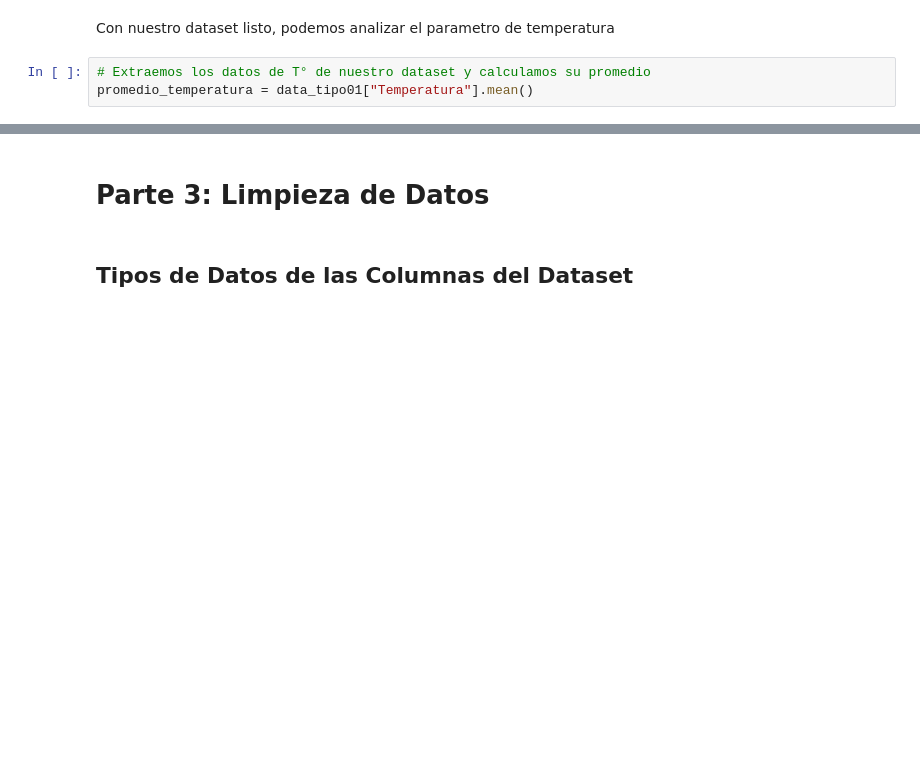
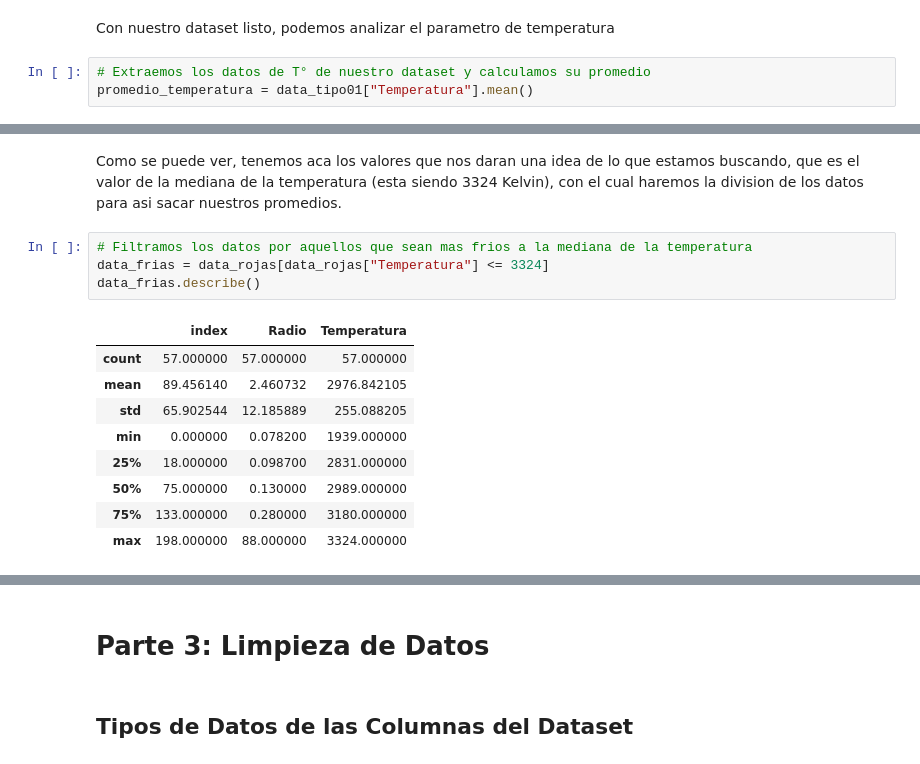
Before and after one commit to patrickvldesarrollo/estrellas_notebook, a Jupyter notebook: Prediccion de Tipo Estrellas.ipynb, the cells around one changed output, grey strips where cells are left out. Drawn from its saved outputs; the diff is of its cells as text; blank space fills up the shorter version.

```diff
--- a/Prediccion de Tipo Estrellas.ipynb
+++ b/Prediccion de Tipo Estrellas.ipynb
@@ -209,0 +239,16 @@ Como podemos ver, dentro de la Clase M de estrellas, las estrellas de Tipo 0 y 1
+# %% [markdown]
+Como se puede ver, tenemos aca los valores que nos daran una idea de lo que estamos buscando, que es el valor de la mediana de la temperatura (esta siendo 3324 Kelvin), con el cual haremos la division de los datos para asi sacar nuestros promedios.
+# %%
+# Filtramos los datos por aquellos que sean mas frios a la mediana de la temperatura
+data_frias = data_rojas[data_rojas["Temperatura"] <= 3324]
+data_frias.describe()
+# %% [output]
+|  | index | Radio | Temperatura |
+| count | 57.000000 | 57.000000 | 57.000000 |
+| mean | 89.456140 | 2.460732 | 2976.842105 |
+| std | 65.902544 | 12.185889 | 255.088205 |
+| min | 0.000000 | 0.078200 | 1939.000000 |
+| 25% | 18.000000 | 0.098700 | 2831.000000 |
+| 50% | 75.000000 | 0.130000 | 2989.000000 |
+| 75% | 133.000000 | 0.280000 | 3180.000000 |
+| max | 198.000000 | 88.000000 | 3324.000000 |
```
Also changed, not shown: parts of 15 cells of this notebook.
